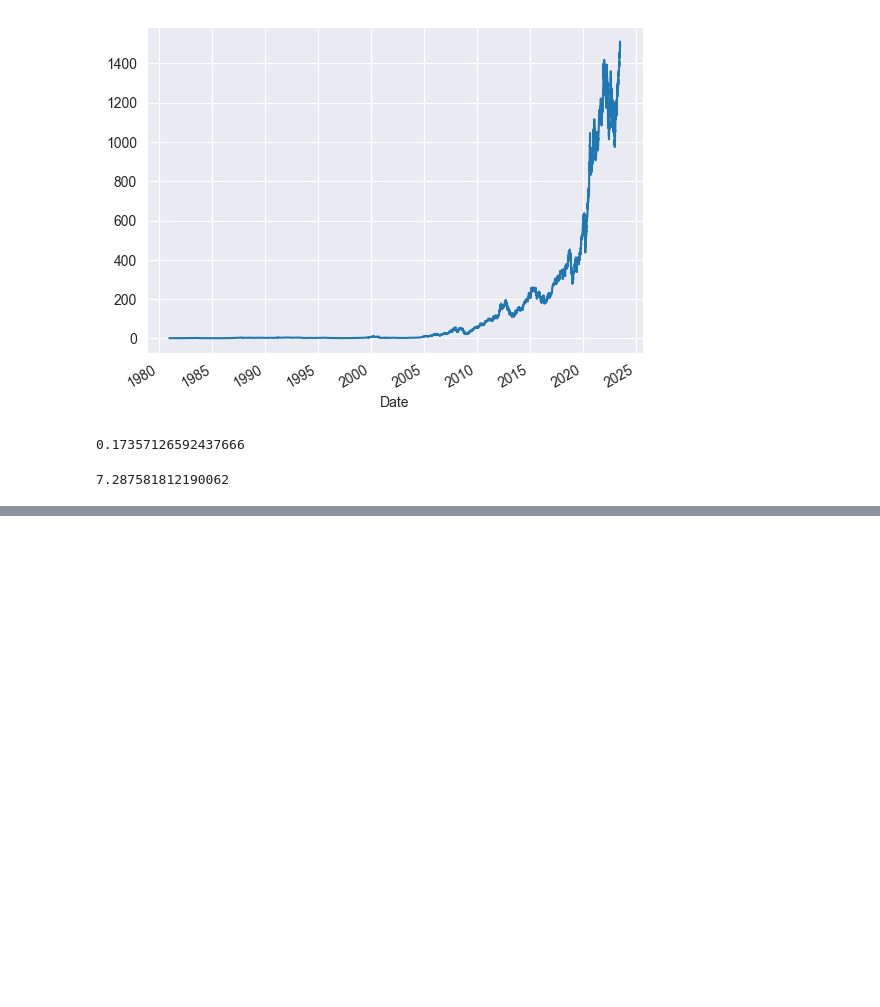
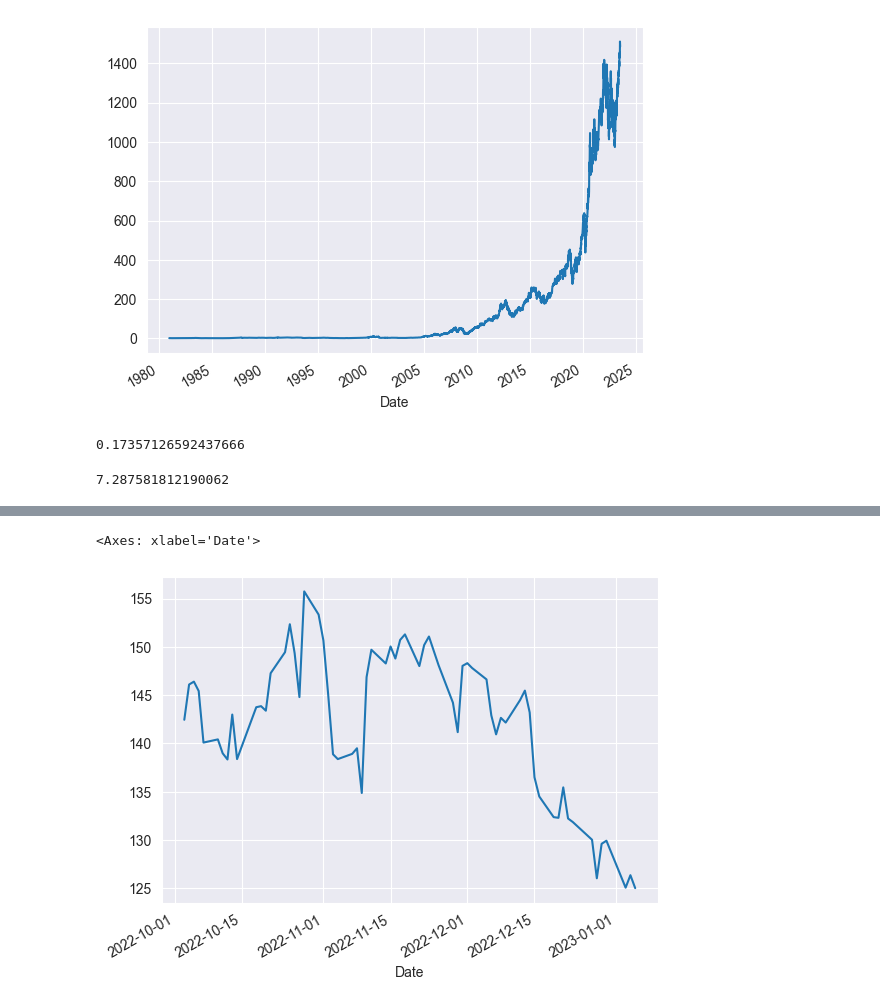
Before and after one commit to apolanco3225/Quant-Finance-Courses, a Jupyter notebook: Algoritmic Trading Bot/Tutorials (exercises)/Algo Trading.ipynb, the cells around one changed output, grey strips where cells are left out. Drawn from its saved outputs; the diff is of its cells as text; code cells hidden in the pictures; blank space fills up the shorter version.

```diff
--- a/Algoritmic Trading Bot/Tutorials (exercises)/Algo Trading.ipynb
+++ b/Algoritmic Trading Bot/Tutorials (exercises)/Algo Trading.ipynb
@@ -757,0 +800,5 @@ apple_df.daily_returns.std() * np.sqrt(255)
+# %%
+apple_df.loc["2022-10-01":"2023-01-05"].Close.plot()
+# %% [output]
+<Axes: xlabel='Date'>
+[figure, added]
```
Also changed, not shown: parts of 11 cells of this notebook.
